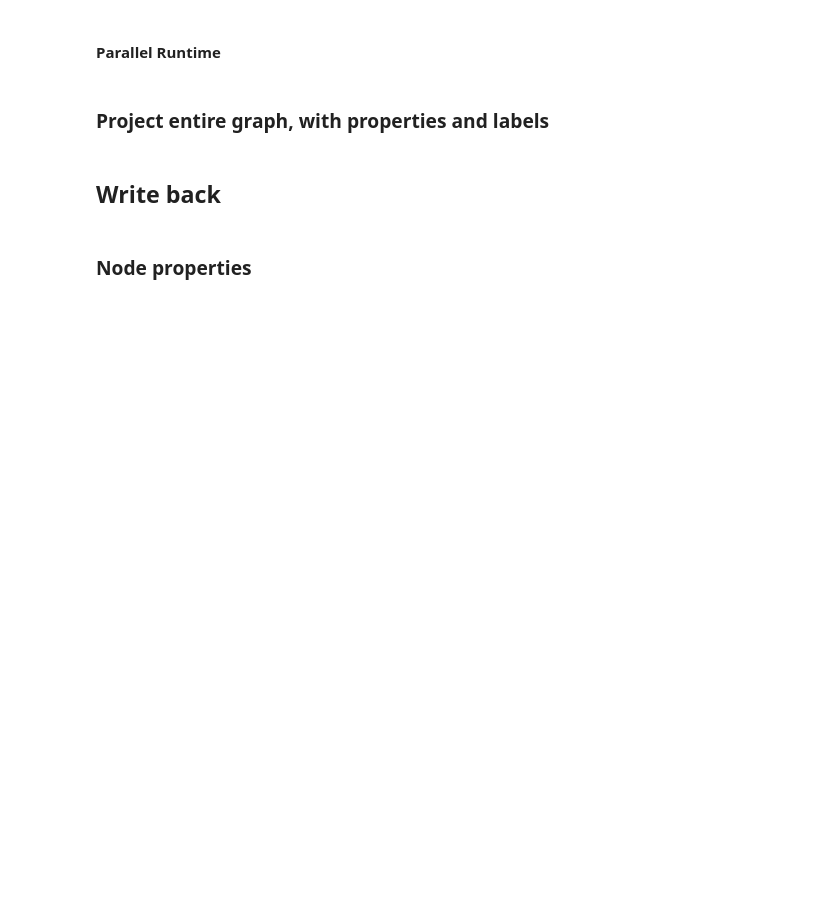
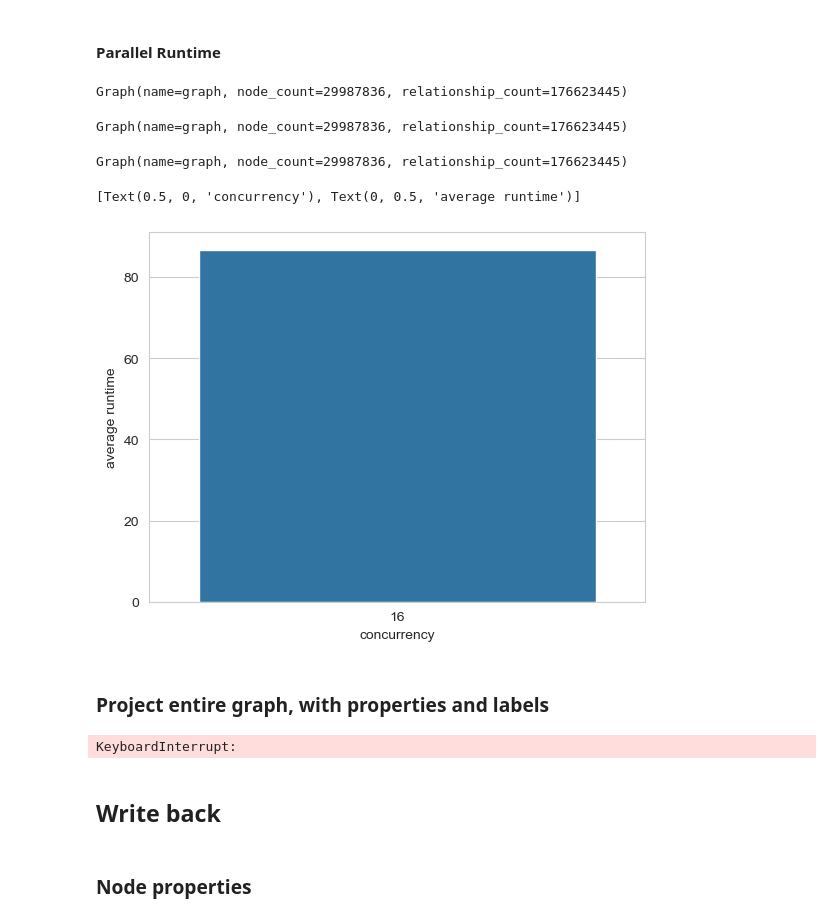
Before and after one commit to neo4j/graph-data-science-client, a Jupyter notebook: benchmarks/aura_benchmark.ipynb, the cells around one changed output. Saved outputs shown, nothing was run; the diff lists cells and outputs as text; code cells hidden in the pictures; blank space fills up the shorter version.

```diff
--- a/benchmarks/aura_benchmark.ipynb
+++ b/benchmarks/aura_benchmark.ipynb
@@ -20,18 +20,15 @@ CLIENT_SECRET = os.environ.get("CLIENT_SECRET")
 DB_PASSWORD = os.environ.get("DB_PASSWORD")
 DB_ID = os.environ.get("DB_ID")
 
-db_connection_info = AuraDbConnectionInfo(
-    f"neo4j+s://{DB_ID}-{os.environ['AURA_ENV']}.databases.neo4j-dev.io", ("neo4j", DB_PASSWORD)
+db_connection_info = DbmsConnectionInfo(
+    f"neo4j+s://{DB_ID}-{os.environ['AURA_ENV']}.databases.neo4j-dev.io", "neo4j", DB_PASSWORD
 )
 # %%
-sessions = AuraSessions(db_connection_info, (CLIENT_ID, CLIENT_SECRET))
-session_name = "benchmark-session"
+sessions = GdsSessions(AuraAPICredentials(CLIENT_ID, CLIENT_SECRET))
+session_name = "benchmark-session3"
 session_pw = "my-password"
 
 print("Starting GDS session")
-if session_name in [i.name for i in sessions.list_sessions()]:
-    gds = sessions.connect(session_name, session_pw)
-else:
-    gds = sessions.create_gds(session_name, session_pw, "24GB")
+gds = sessions.get_or_create(session_name, SessionMemory.m_24GB, db_connection=db_connection_info)
 # %% [output]
 Starting GDS session
@@ -58,7 +59,7 @@ def measure(func, setup, iterations, warmup_iterations):
 # %%
 def run_remote_projection(query, concurrency):
     with gds.graph.project("graph", query, concurrency=concurrency) as G:
-        ()
+        print(G)
 # %%
 run_remote_projection(
     """
@@ -71,0 +75,14 @@ run_remote_projection(
+# %%
+G, result = gds.graph.project(
+    "large",
+    """
+    CYPHER runtime=parallel
+    MATCH (u)
+    OPTIONAL MATCH (u)-[r]->(t)
+    RETURN gds.graph.project.remote(u, t, {})
+    """,
+    batch_size=100000,
+)
+
+print(G)
+print(result)
@@ -99,29 +127,35 @@ plot.set(xlabel="concurrency", ylabel="average runtime")
 #### Parallel Runtime
 # %%
 data = {}
-for concurrency in [8]:
+for concurrency in [16]:
     result = measure(
         lambda: run_remote_projection(
             """
             CYPHER runtime = parallel
             MATCH (u)
             OPTIONAL MATCH (u)-[r]->(t)
             RETURN gds.graph.project.remote(u, t, null)
             """,
             concurrency=concurrency,
         ),
         lambda: (),
-        iterations=1,
+        iterations=2,
         warmup_iterations=1,
     )
     data[concurrency] = result
 
 plot = sns.barplot({k: v["mean"] for k, v in data.items()})
 plot.set(xlabel="concurrency", ylabel="average runtime")
+# %% [output]
+Graph(name=graph, node_count=29987836, relationship_count=176623445)
+Graph(name=graph, node_count=29987836, relationship_count=176623445)
+Graph(name=graph, node_count=29987836, relationship_count=176623445)
+[Text(0.5, 0, 'concurrency'), Text(0, 0.5, 'average runtime')]
+[figure, added]
 # %% [markdown]
 ### Project entire graph, with properties and labels
 # %%
-query = """ CYPHER runtime = parallel
+query = """
             MATCH (u)
             OPTIONAL MATCH (u)-[r]->(t)
             RETURN gds.graph.project.remote(u, t, {
@@ -137,12 +171,14 @@ query = """ CYPHER runtime = parallel
 data = {}
 for concurrency in [8]:
     result = measure(
-        lambda: run_remote_projection(query, concurrency=concurrency), lambda: (), iterations=10, warmup_iterations=5
+        lambda: run_remote_projection(query, concurrency=concurrency), lambda: (), iterations=2, warmup_iterations=1
     )
     data[concurrency] = result
 
 plot = sns.barplot({k: v["mean"] for k, v in data.items()})
 plot.set(xlabel="concurrency", ylabel="average runtime")
+# %% [output]
+KeyboardInterrupt:
 # %% [markdown]
 ## Write back
 # %%
```
Also changed, not shown: parts of 19 cells of this notebook, 1 other file.
